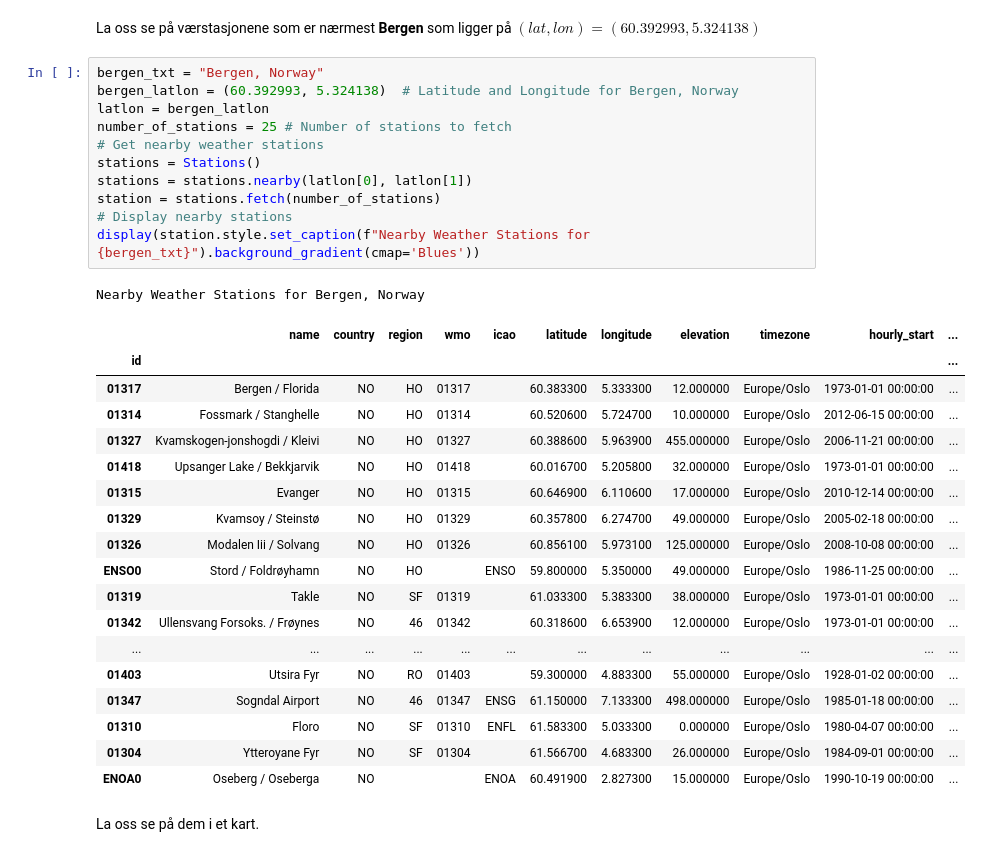
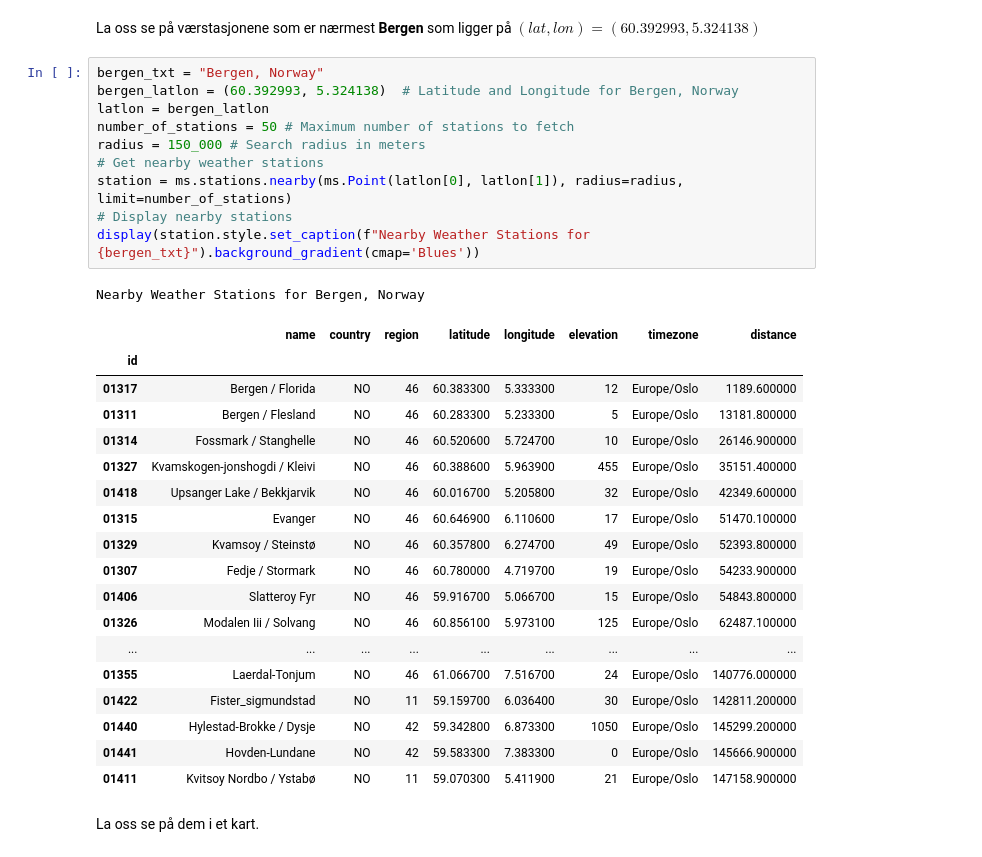
Before and after one commit to galendal/MAT160_H26, a Jupyter notebook: obl_oppgaveM160H26.ipynb, the cells around one changed output. Saved outputs shown, nothing was run; the diff lists cells and outputs as text.

```diff
--- a/obl_oppgaveM160H26.ipynb
+++ b/obl_oppgaveM160H26.ipynb
@@ -55,34 +52,33 @@ La oss se på værstasjonene som er nærmest **Bergen** som ligger på $(lat,lon
 # %%
 bergen_txt = "Bergen, Norway"
 bergen_latlon = (60.392993, 5.324138)  # Latitude and Longitude for Bergen, Norway
 latlon = bergen_latlon
-number_of_stations = 25 # Number of stations to fetch
+number_of_stations = 50 # Maximum number of stations to fetch
+radius = 150_000 # Search radius in meters
 # Get nearby weather stations
-stations = Stations()
-stations = stations.nearby(latlon[0], latlon[1])
-station = stations.fetch(number_of_stations)
+station = ms.stations.nearby(ms.Point(latlon[0], latlon[1]), radius=radius, limit=number_of_stations)
 # Display nearby stations
 display(station.style.set_caption(f"Nearby Weather Stations for {bergen_txt}").background_gradient(cmap='Blues'))
 # %% [output]
 Nearby Weather Stations for Bergen, Norway
-|  | name | country | region | wmo | icao | latitude | longitude | elevation | timezone | hourly_start | ... |
-| id |  |  |  |  |  |  |  |  |  |  | ... |
-| 01317 | Bergen / Florida | NO | HO | 01317 |  | 60.383300 | 5.333300 | 12.000000 | Europe/Oslo | 1973-01-01 00:00:00 | ... |
-| 01314 | Fossmark / Stanghelle | NO | HO | 01314 |  | 60.520600 | 5.724700 | 10.000000 | Europe/Oslo | 2012-06-15 00:00:00 | ... |
-| 01327 | Kvamskogen-jonshogdi / Kleivi | NO | HO | 01327 |  | 60.388600 | 5.963900 | 455.000000 | Europe/Oslo | 2006-11-21 00:00:00 | ... |
-| 01418 | Upsanger Lake / Bekkjarvik | NO | HO | 01418 |  | 60.016700 | 5.205800 | 32.000000 | Europe/Oslo | 1973-01-01 00:00:00 | ... |
-| 01315 | Evanger | NO | HO | 01315 |  | 60.646900 | 6.110600 | 17.000000 | Europe/Oslo | 2010-12-14 00:00:00 | ... |
-| 01329 | Kvamsoy / Steinstø | NO | HO | 01329 |  | 60.357800 | 6.274700 | 49.000000 | Europe/Oslo | 2005-02-18 00:00:00 | ... |
-| 01326 | Modalen Iii / Solvang | NO | HO | 01326 |  | 60.856100 | 5.973100 | 125.000000 | Europe/Oslo | 2008-10-08 00:00:00 | ... |
-| ENSO0 | Stord / Foldrøyhamn | NO | HO |  | ENSO | 59.800000 | 5.350000 | 49.000000 | Europe/Oslo | 1986-11-25 00:00:00 | ... |
-| 01319 | Takle | NO | SF | 01319 |  | 61.033300 | 5.383300 | 38.000000 | Europe/Oslo | 1973-01-01 00:00:00 | ... |
-| 01342 | Ullensvang Forsoks. / Frøynes | NO | 46 | 01342 |  | 60.318600 | 6.653900 | 12.000000 | Europe/Oslo | 1973-01-01 00:00:00 | ... |
-| ... | ... | ... | ... | ... | ... | ... | ... | ... | ... | ... | ... |
-| 01403 | Utsira Fyr | NO | RO | 01403 |  | 59.300000 | 4.883300 | 55.000000 | Europe/Oslo | 1928-01-02 00:00:00 | ... |
-| 01347 | Sogndal Airport | NO | 46 | 01347 | ENSG | 61.150000 | 7.133300 | 498.000000 | Europe/Oslo | 1985-01-18 00:00:00 | ... |
-| 01310 | Floro | NO | SF | 01310 | ENFL | 61.583300 | 5.033300 | 0.000000 | Europe/Oslo | 1980-04-07 00:00:00 | ... |
-| 01304 | Ytteroyane Fyr | NO | SF | 01304 |  | 61.566700 | 4.683300 | 26.000000 | Europe/Oslo | 1984-09-01 00:00:00 | ... |
-| ENOA0 | Oseberg / Oseberga | NO |  |  | ENOA | 60.491900 | 2.827300 | 15.000000 | Europe/Oslo | 1990-10-19 00:00:00 | ... |
+|  | name | country | region | latitude | longitude | elevation | timezone | distance |
+| id |  |  |  |  |  |  |  |  |
+| 01317 | Bergen / Florida | NO | 46 | 60.383300 | 5.333300 | 12 | Europe/Oslo | 1189.600000 |
+| 01311 | Bergen / Flesland | NO | 46 | 60.283300 | 5.233300 | 5 | Europe/Oslo | 13181.800000 |
+| 01314 | Fossmark / Stanghelle | NO | 46 | 60.520600 | 5.724700 | 10 | Europe/Oslo | 26146.900000 |
+| 01327 | Kvamskogen-jonshogdi / Kleivi | NO | 46 | 60.388600 | 5.963900 | 455 | Europe/Oslo | 35151.400000 |
+| 01418 | Upsanger Lake / Bekkjarvik | NO | 46 | 60.016700 | 5.205800 | 32 | Europe/Oslo | 42349.600000 |
+| 01315 | Evanger | NO | 46 | 60.646900 | 6.110600 | 17 | Europe/Oslo | 51470.100000 |
+| 01329 | Kvamsoy / Steinstø | NO | 46 | 60.357800 | 6.274700 | 49 | Europe/Oslo | 52393.800000 |
+| 01307 | Fedje / Stormark | NO | 46 | 60.780000 | 4.719700 | 19 | Europe/Oslo | 54233.900000 |
+| 01406 | Slatteroy Fyr | NO | 46 | 59.916700 | 5.066700 | 15 | Europe/Oslo | 54843.800000 |
+| 01326 | Modalen Iii / Solvang | NO | 46 | 60.856100 | 5.973100 | 125 | Europe/Oslo | 62487.100000 |
+| ... | ... | ... | ... | ... | ... | ... | ... | ... |
+| 01355 | Laerdal-Tonjum | NO | 46 | 61.066700 | 7.516700 | 24 | Europe/Oslo | 140776.000000 |
+| 01422 | Fister_sigmundstad | NO | 11 | 59.159700 | 6.036400 | 30 | Europe/Oslo | 142811.200000 |
+| 01440 | Hylestad-Brokke / Dysje | NO | 42 | 59.342800 | 6.873300 | 1050 | Europe/Oslo | 145299.200000 |
+| 01441 | Hovden-Lundane | NO | 42 | 59.583300 | 7.383300 | 0 | Europe/Oslo | 145666.900000 |
+| 01411 | Kvitsoy Nordbo / Ystabø | NO | 11 | 59.070300 | 5.411900 | 21 | Europe/Oslo | 147158.900000 |
 # %% [markdown]
 La oss se på dem i et kart.
 # %%
```
Also changed, not shown: parts of 6 cells of this notebook.
